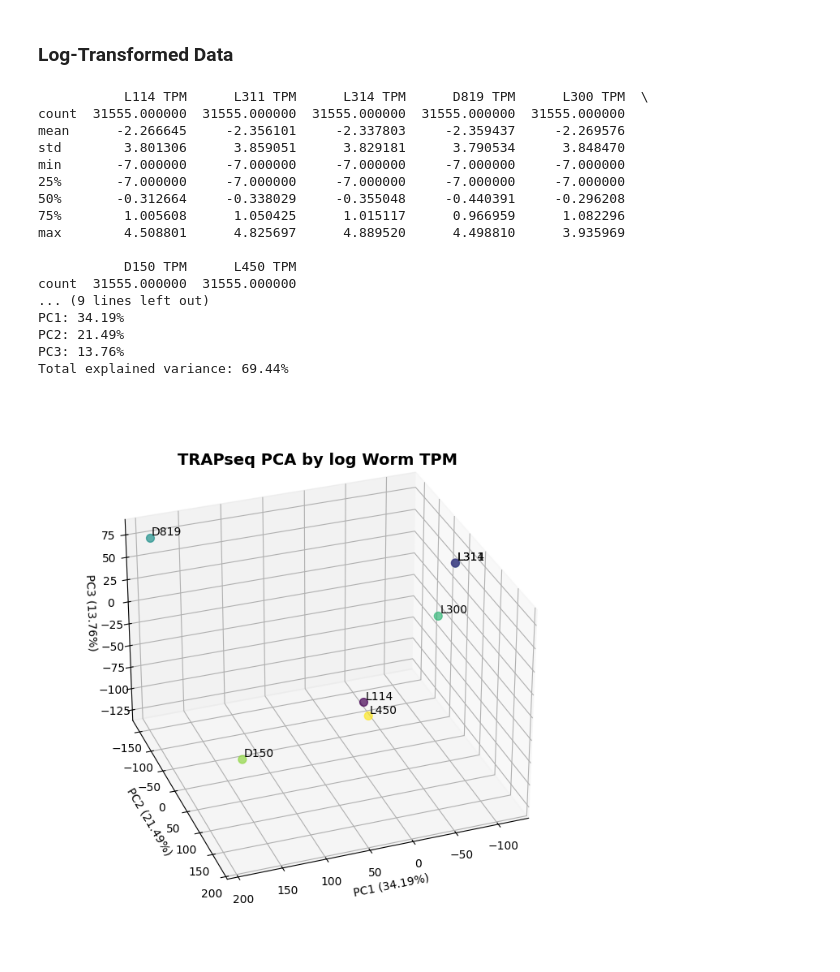
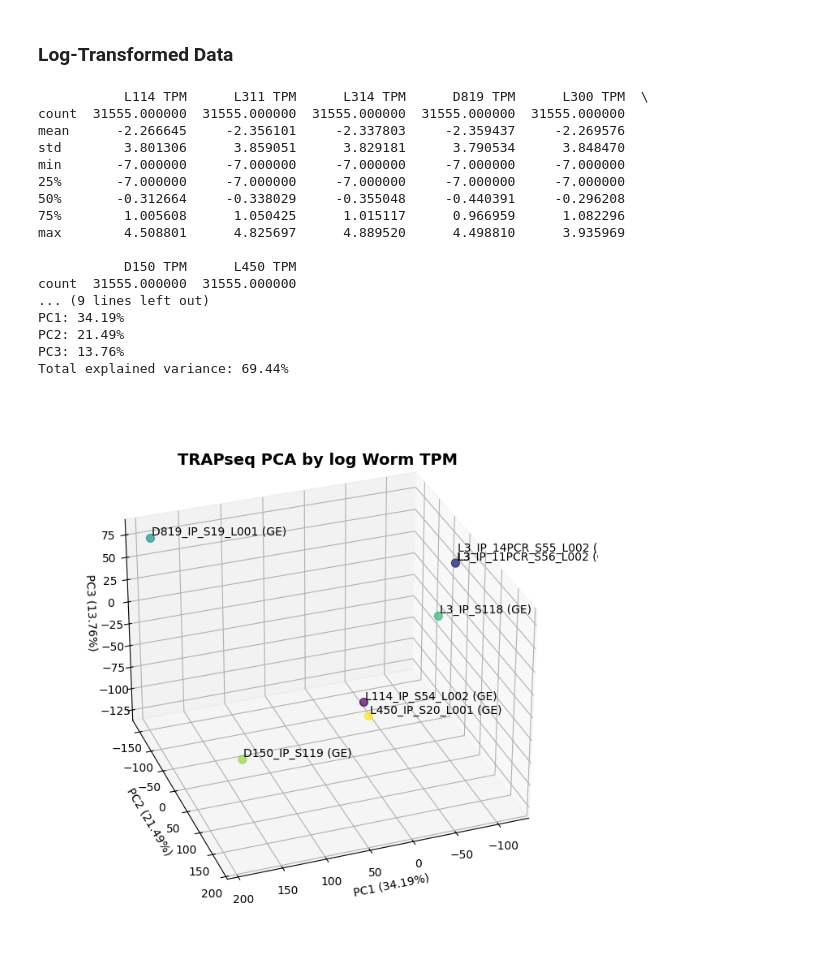
Before and after one commit to Tommytang111/trapseq_analysis, a Jupyter notebook: TRAPseq_PCA.ipynb, the cells around one changed output. Saved outputs shown, nothing was run; the diff lists cells and outputs as text; code cells hidden in the pictures.

```diff
--- a/TRAPseq_PCA.ipynb
+++ b/TRAPseq_PCA.ipynb
@@ -24,4 +24,12 @@ df_merged_TPM = df_merged[[col for col in df_merged.columns if 'TPM' in col]]
 #Make list of sample names
 sample_names = df_merged_TPM.columns.tolist()
 sample_names = [name[0:4] for name in sample_names]
-sample_names
+sample_names_alt = [
+    'L114_IP_S54_L002 (GE)',
+    'L3_IP_11PCR_S56_L002 (GE)',
+    'L3',
+    'D819_IP_S19_L001 (GE)',
+    'L3_IP_S118 (GE)',
+    'D150_IP_S119 (GE)',
+    'L450_IP_S20_L001 (GE)'
+]
@@ -89,11 +95,11 @@ PC3: 11.77%
 Total explained variance: 94.26%
 # %%
 #Plot PCA
-fig = plt.figure(figsize=(10, 7))
+fig = plt.figure(figsize=(8, 7))
 ax = plt.axes(projection='3d')
 ax.scatter(df_pca['PC1'], df_pca['PC2'], df_pca['PC3'], s=50, alpha=0.7, c=range(len(transformed)), cmap='viridis')
 # Add sample labels
-for idx, sample in enumerate(sample_names):
+for idx, sample in enumerate(sample_names_alt):
     ax.text(df_pca['PC1'].iloc[idx], df_pca['PC2'].iloc[idx] + 5, df_pca['PC3'].iloc[idx] + 5, sample, fontsize=10)
 ax.set_xlabel(f'PC1 ({explained_variance[0]*100:.2f}%)')
 ax.set_ylabel(f'PC2 ({explained_variance[1]*100:.2f}%)')
@@ -102,6 +108,6 @@ ax.set_box_aspect(None, zoom=0.9)
 ax.view_init(elev=30, azim=70)
 ax.set_title('TRAPseq PCA by Worm TPM', y=0.95, loc='center', fontsize=14, fontweight='bold')
 plt.tight_layout()
-#plt.savefig('../Figures/All Worms/TRAPseq_3D_PCA.png', dpi=300)
+plt.savefig('../Figures/All Worms/TRAPseq_3D_PCA.png', dpi=300)
 plt.show()
 # %% [output]
@@ -126,37 +132,38 @@ for i, var in enumerate(explained_variance):
 print(f"Total explained variance: {sum(explained_variance)*100:.2f}%")
 
 #Plot PCA
-fig = plt.figure(figsize=(10, 7))
+fig = plt.figure(figsize=(8, 7))
 ax = plt.axes(projection='3d')
 ax.scatter(df_pca['PC1'], df_pca['PC2'], df_pca['PC3'], s=50, alpha=0.7, c=range(len(transformed)), cmap='viridis')
 # Add sample labels
-for idx, sample in enumerate(sample_names):
+for idx, sample in enumerate(sample_names_alt):
     ax.text(df_pca['PC1'].iloc[idx], df_pca['PC2'].iloc[idx] + 5, df_pca['PC3'].iloc[idx] + 5, sample, fontsize=10)
+ax.text(df_pca['PC1'].iloc[2], df_pca['PC2'].iloc[2] + 5, df_pca['PC3'].iloc[2] + 15, 'L3_IP_14PCR_S55_L002 (GE)', fontsize=10)
 ax.set_xlabel(f'PC1 ({explained_variance[0]*100:.2f}%)')
 ax.set_ylabel(f'PC2 ({explained_variance[1]*100:.2f}%)')
 ax.set_zlabel(f'PC3 ({explained_variance[2]*100:.2f}%)')
 ax.set_box_aspect(None, zoom=0.9)
 ax.view_init(elev=30, azim=70)
 ax.set_title('TRAPseq PCA by log Worm TPM', y=0.95, loc='center', fontsize=14, fontweight='bold')
 plt.tight_layout()
-#plt.savefig('../Figures/All Worms/TRAPseq_3D_log_PCA.png', dpi=300)
+plt.savefig('../Figures/All Worms/TRAPseq_3D_log_PCA.png', dpi=300)
 plt.show()
 # %% [output]
            L114 TPM      L311 TPM      L314 TPM      D819 TPM      L300 TPM  \
 count  31555.000000  31555.000000  31555.000000  31555.000000  31555.000000
 mean      -2.266645     -2.356101     -2.337803     -2.359437     -2.269576
 std        3.801306      3.859051      3.829181      3.790534      3.848470
 min       -7.000000     -7.000000     -7.000000     -7.000000     -7.000000
 25%       -7.000000     -7.000000     -7.000000     -7.000000     -7.000000
 50%       -0.312664     -0.338029     -0.355048     -0.440391     -0.296208
 75%        1.005608      1.050425      1.015117      0.966959      1.082296
 max        4.508801      4.825697      4.889520      4.498810      3.935969
 
            D150 TPM      L450 TPM
 count  31555.000000  31555.000000
 ... (9 lines left out)
 PC1: 34.19%
 PC2: 21.49%
 PC3: 13.76%
 Total explained variance: 69.44%
-[figure, old version]
+[figure, new version]
```
Also changed, not shown: parts of 2 cells of this notebook, 1 other file.
